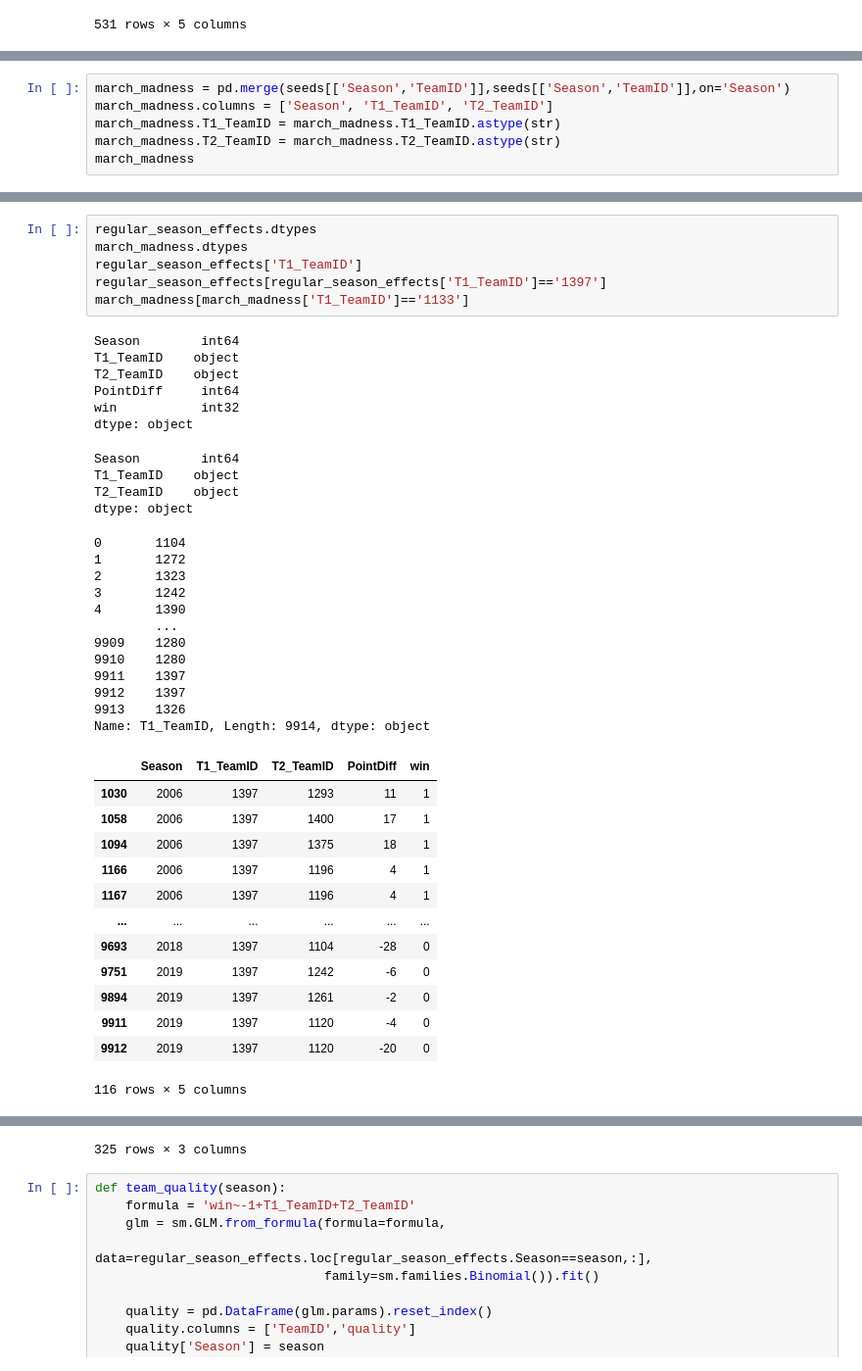
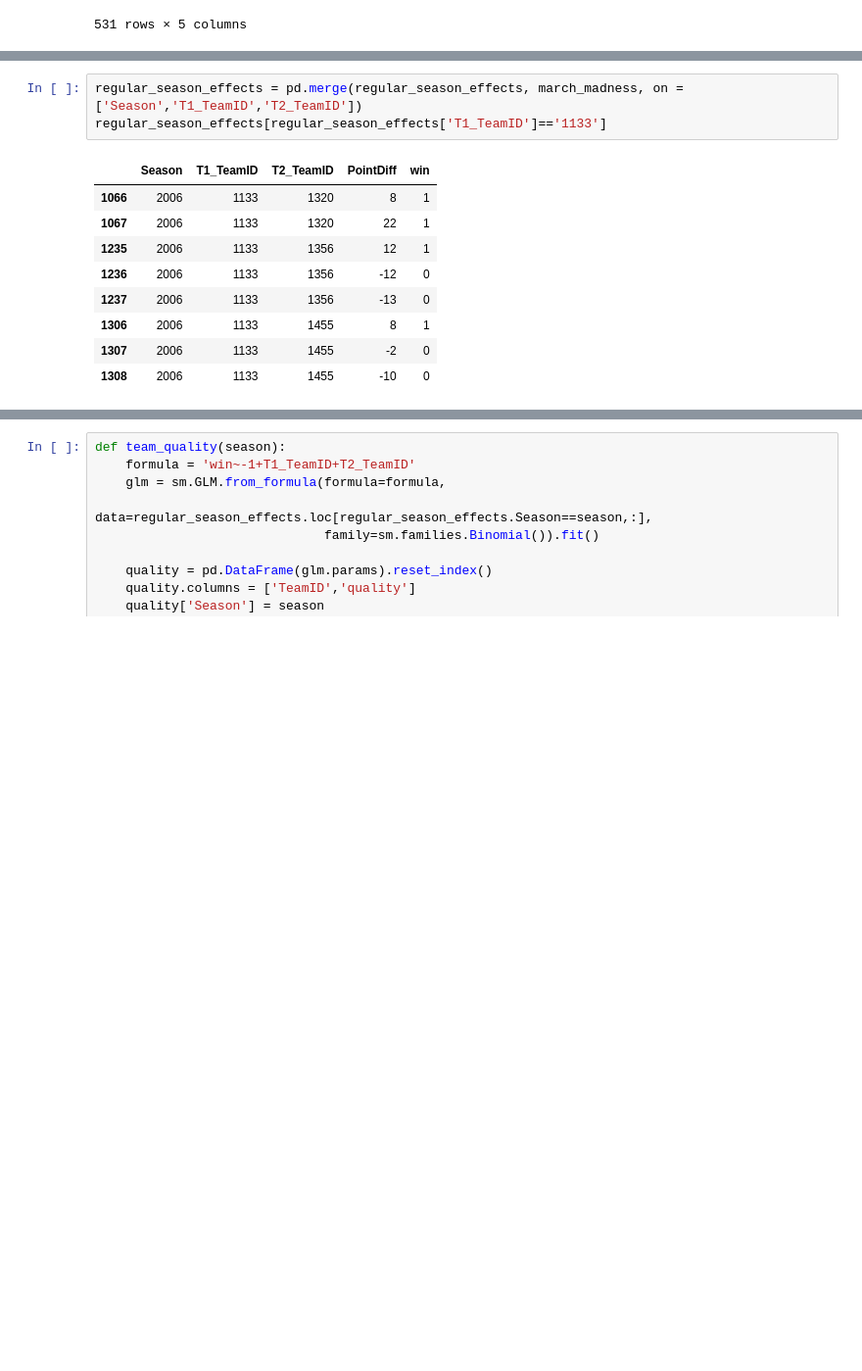
Before and after one commit to YT-Hwang/Kaggle_Competion, a Jupyter notebook: Google Cloud & NCAA® ML Competition 2020-NCAAM/Reference/paris madness.ipynb, the cells around one changed output, grey strips where cells are left out. Shown at 98% size. Drawn from its saved outputs; the diff is of its cells as text; blank space fills up the shorter version.

```diff
--- a/Google Cloud & NCAA® ML Competition 2020-NCAAM/Reference/paris madness.ipynb
+++ b/Google Cloud & NCAA® ML Competition 2020-NCAAM/Reference/paris madness.ipynb
@@ -252,6 +193,0 @@ march_madness
-# %%
-march_madness = pd.merge(seeds[['Season','TeamID']],seeds[['Season','TeamID']],on='Season')
-march_madness.columns = ['Season', 'T1_TeamID', 'T2_TeamID']
-march_madness.T1_TeamID = march_madness.T1_TeamID.astype(str)
-march_madness.T2_TeamID = march_madness.T2_TeamID.astype(str)
-march_madness
@@ -272,42 +194,13 @@ march_madness
 # %%
-regular_season_effects.dtypes
-march_madness.dtypes
-regular_season_effects['T1_TeamID']
-regular_season_effects[regular_season_effects['T1_TeamID']=='1397']
-march_madness[march_madness['T1_TeamID']=='1133']
+regular_season_effects = pd.merge(regular_season_effects, march_madness, on = ['Season','T1_TeamID','T2_TeamID'])
+regular_season_effects[regular_season_effects['T1_TeamID']=='1133']
 # %% [output]
-Season        int64
-T1_TeamID    object
-T2_TeamID    object
-PointDiff     int64
-win           int32
-dtype: object
-Season        int64
-T1_TeamID    object
-T2_TeamID    object
-dtype: object
-0       1104
-1       1272
-2       1323
-3       1242
-4       1390
-        ...
-9909    1280
-9910    1280
-9911    1397
-9912    1397
-9913    1326
-Name: T1_TeamID, Length: 9914, dtype: object
 |  | Season | T1_TeamID | T2_TeamID | PointDiff | win |
-| 1030 | 2006 | 1397 | 1293 | 11 | 1 |
-| 1058 | 2006 | 1397 | 1400 | 17 | 1 |
-| 1094 | 2006 | 1397 | 1375 | 18 | 1 |
-| 1166 | 2006 | 1397 | 1196 | 4 | 1 |
-| 1167 | 2006 | 1397 | 1196 | 4 | 1 |
-| ... | ... | ... | ... | ... | ... |
-| 9693 | 2018 | 1397 | 1104 | -28 | 0 |
-| 9751 | 2019 | 1397 | 1242 | -6 | 0 |
-| 9894 | 2019 | 1397 | 1261 | -2 | 0 |
-| 9911 | 2019 | 1397 | 1120 | -4 | 0 |
-| 9912 | 2019 | 1397 | 1120 | -20 | 0 |
+| 1066 | 2006 | 1133 | 1320 | 8 | 1 |
+| 1067 | 2006 | 1133 | 1320 | 22 | 1 |
+| 1235 | 2006 | 1133 | 1356 | 12 | 1 |
+| 1236 | 2006 | 1133 | 1356 | -12 | 0 |
+| 1237 | 2006 | 1133 | 1356 | -13 | 0 |
+| 1306 | 2006 | 1133 | 1455 | 8 | 1 |
+| 1307 | 2006 | 1133 | 1455 | -2 | 0 |
+| 1308 | 2006 | 1133 | 1455 | -10 | 0 |
-116 rows × 5 columns
@@ -326,4 +207,3 @@ Name: T1_TeamID, Length: 9914, dtype: object
-325 rows × 3 columns
 # %%
 def team_quality(season):
     formula = 'win~-1+T1_TeamID+T2_TeamID'
```
Also changed, not shown: parts of 15 cells of this notebook.
